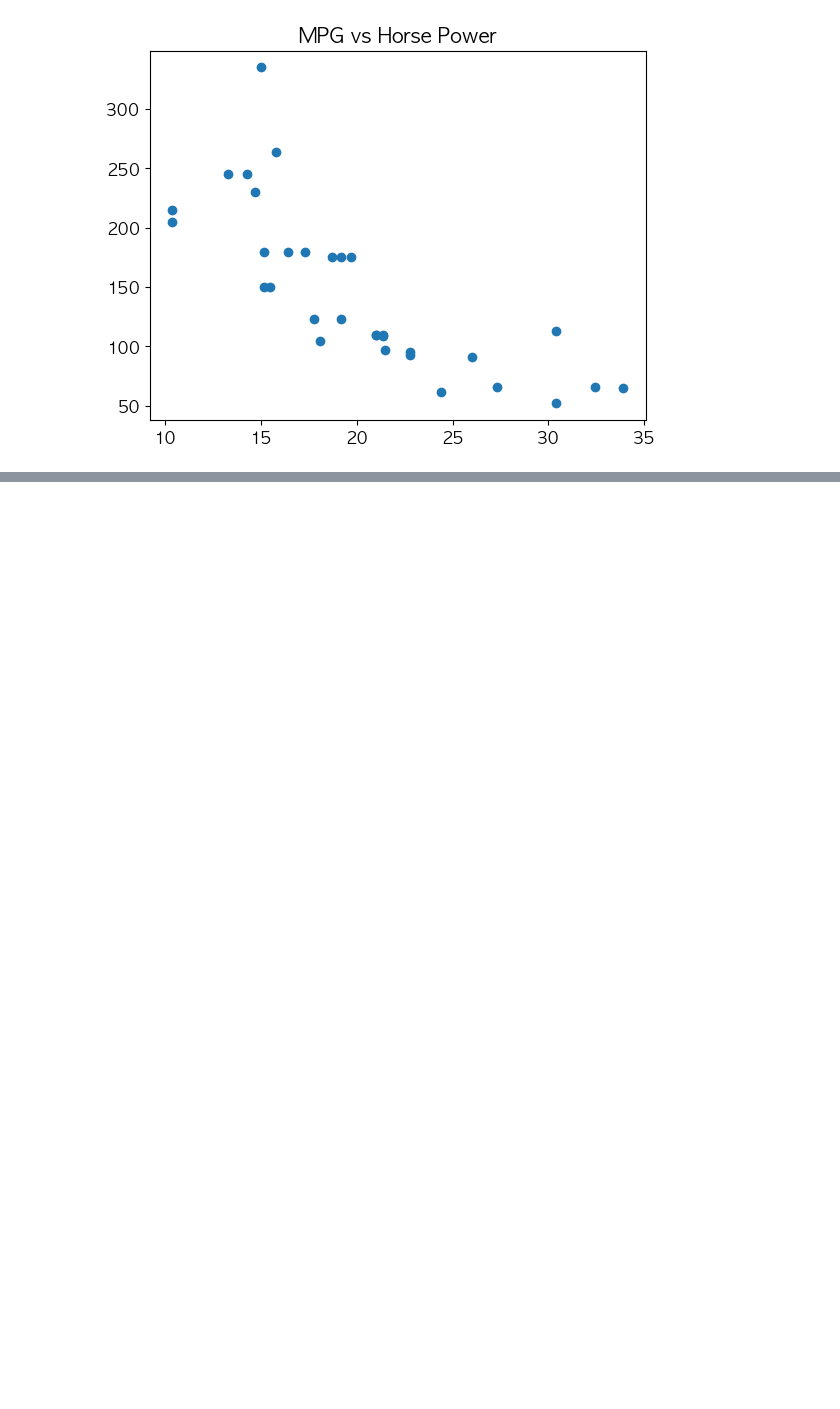
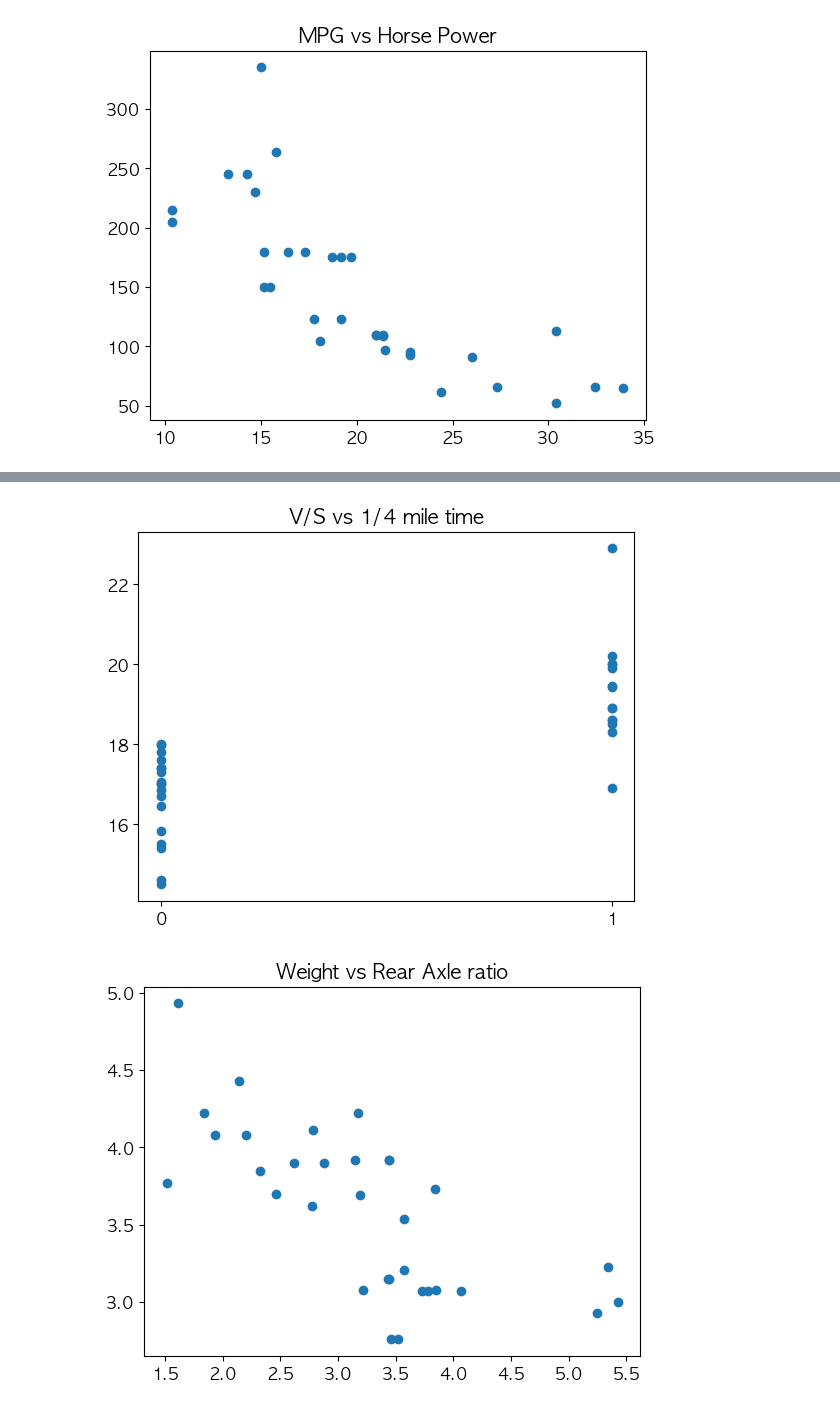
Before and after one commit to SpeOwO/Wiki-HMG, a Jupyter notebook: missions/W1/M1/m1.ipynb, the cells around one changed output, grey strips where cells are left out. Cells and saved outputs as stored; diff of their text form; code cells hidden in the pictures; blank space fills up the shorter version.

```diff
--- a/missions/W1/M1/m1.ipynb
+++ b/missions/W1/M1/m1.ipynb
@@ -223,0 +212,31 @@ display(df1.corr())
+# %%
+# 이런 데이터셋을 분석해서 얻을 수 있는 경제적 가치는 무엇일까요? 어떤 비즈니스 상황에서 이런 데이터셋을 분석해서 어떤 경제적 가치를 얻을 수 있을까요?
+'''
+1. 실제 차량 판매량을 해당 데이터셋에 추가하면
+ (1) 차량 판매량과 각 attribute의 상관 관계를 구해 일반적인 소비자들이 차량을 구매할 때 어떤 attribute를 중점적으로 고려하는지 알 수 있음
+ (2) 차량 판매량과 대당 순이익을 곱해 각 attribute와 상관 관계를 구하면 어떤 attribute를 중점적으로 중요하게 설계하는지에 따라 기업 입장에서 이익이 되는지 알 수 있음
+
+2. Histograms of Variables를 통해 시장에서 유통되는 차량들의 attribute가 어떤 경향성을 띄는지 알 수 있고, 이를 통해 기업 입장에서 틈새 시장을 노리거나 특정 attribute가 유리함을 파악할 수 있음
+'''
+# 변수들 간의 상관 관계가 높은 조합을 임의로 2개 선택해서 해당 데이터 간의 상관 관계를 그래프로 그리고 어떤 결론을 내릴 수 있는지를 토의하세요.
+
+'''
+양의 상관 관계
+vs - qsec
+
+음의 상관 관계
+drat - wt
+
+'''
+
+plt.title('V/S vs 1/4 mile time')
+plt.xticks(range(0,2))
+plt.scatter(df['vs'],df['qsec'])
+plt.show()
+
+plt.title('Weight vs Rear Axle ratio')
+plt.scatter(df['wt'],df['drat'])
+plt.show()
+# %% [output]
+[figure, added]
+[figure, added]
```
Also changed, not shown: parts of 3 cells of this notebook.
